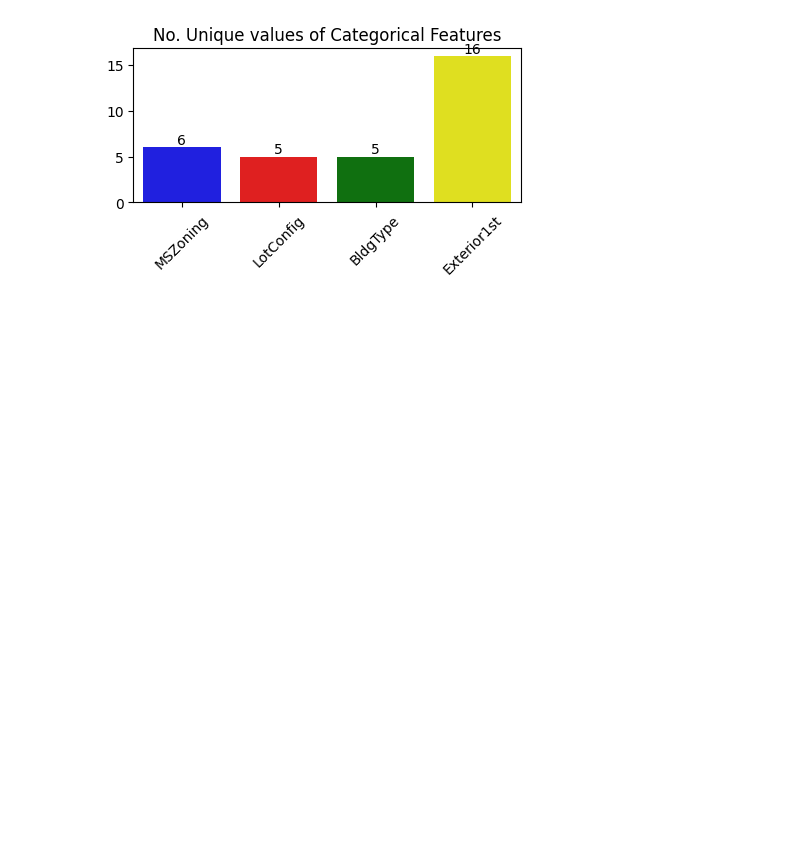
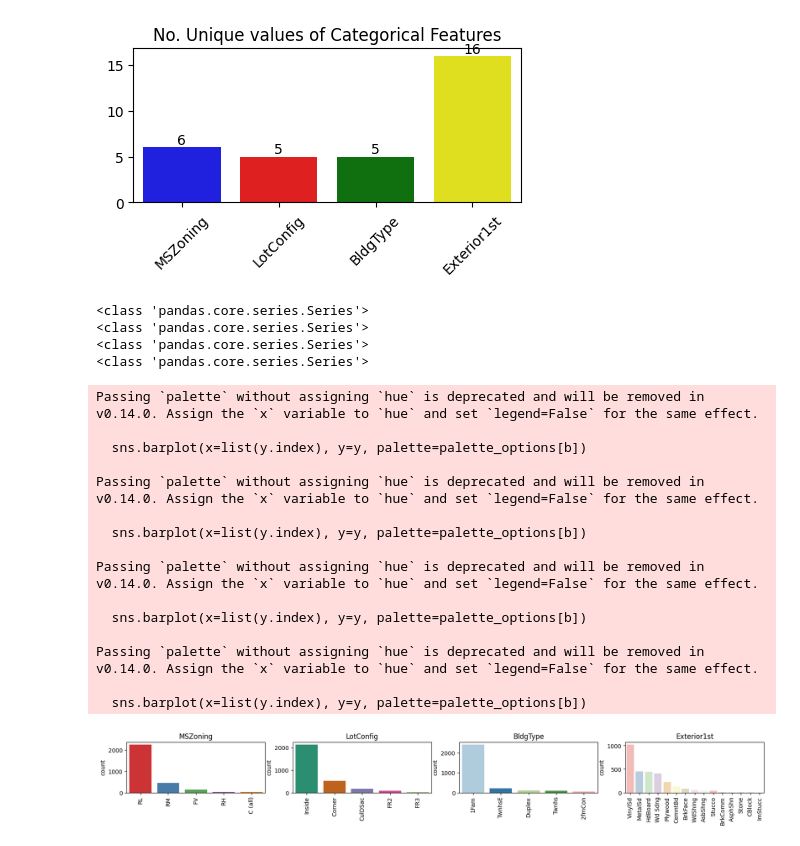
Before and after one commit to dikshashahi28/House-Price-Prediction, a Jupyter notebook: jupyterfile.ipynb, the cells around one changed output. Saved outputs shown, nothing was run; the diff lists cells and outputs as text; code cells hidden in the pictures; blank space fills up the shorter version.

```diff
--- a/jupyterfile.ipynb
+++ b/jupyterfile.ipynb
@@ -62,3 +62,42 @@ Passing `palette` without assigning `hue` is deprecated and will be removed in v
 
   ax = sns.barplot(x=list(object.index),y=unique_values, palette=['blue', 'red', 'green', 'yellow'])
 [figure]
+# %%
+for obj in list(object.index):
+    x=dataset[obj].value_counts()
+    print(type(x))
+# %% [output]
+<class 'pandas.core.series.Series'>
+<class 'pandas.core.series.Series'>
+<class 'pandas.core.series.Series'>
+<class 'pandas.core.series.Series'>
+# %%
+plt.figure(figsize=(20, 15))
+palette_options = ["Set1", "Dark2", "Paired", "Pastel1"]
+a=1
+b=0
+for obj in object.index:
+    y = dataset[obj].value_counts()
+    plt.subplot(8, 4, a)
+    sns.barplot(x=list(y.index), y=y, palette=palette_options[b])
+    plt.title(obj)
+    plt.xticks(rotation=90)
+    a += 1
+    b += 1
+# %% [output]
+Passing `palette` without assigning `hue` is deprecated and will be removed in v0.14.0. Assign the `x` variable to `hue` and set `legend=False` for the same effect.
+
+  sns.barplot(x=list(y.index), y=y, palette=palette_options[b])
+
+Passing `palette` without assigning `hue` is deprecated and will be removed in v0.14.0. Assign the `x` variable to `hue` and set `legend=False` for the same effect.
+
+  sns.barplot(x=list(y.index), y=y, palette=palette_options[b])
+
+Passing `palette` without assigning `hue` is deprecated and will be removed in v0.14.0. Assign the `x` variable to `hue` and set `legend=False` for the same effect.
+
+  sns.barplot(x=list(y.index), y=y, palette=palette_options[b])
+
+Passing `palette` without assigning `hue` is deprecated and will be removed in v0.14.0. Assign the `x` variable to `hue` and set `legend=False` for the same effect.
+
+  sns.barplot(x=list(y.index), y=y, palette=palette_options[b])
+[figure, added]
```
Also changed, not shown: parts of 14 cells of this notebook.
